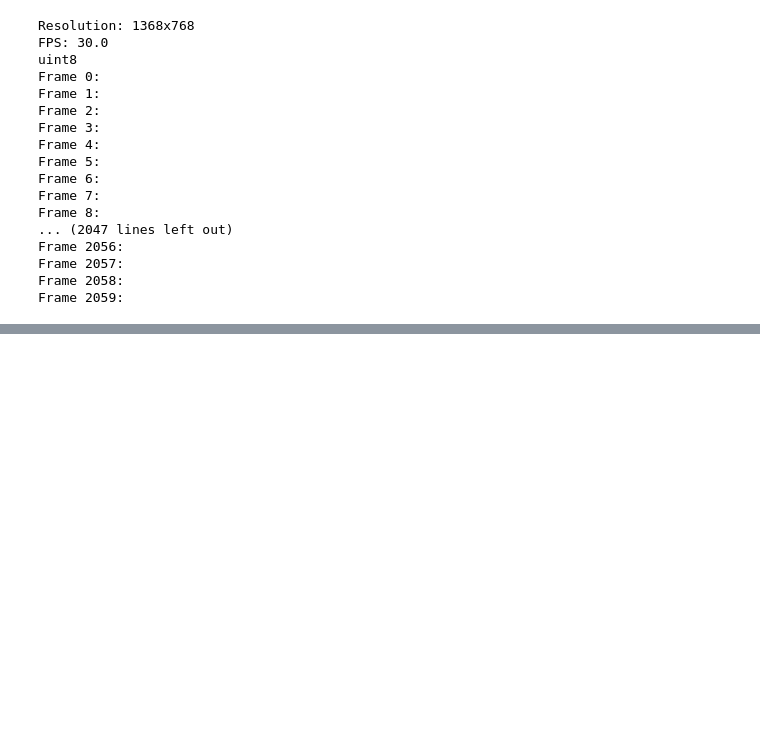
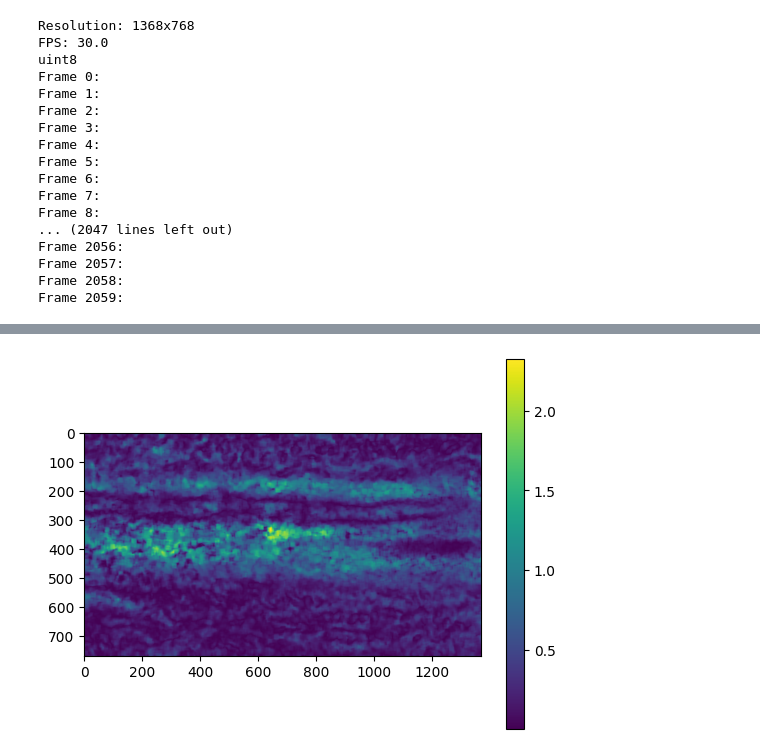
Before and after one commit to Montylim/hamtaro.jukebox.io, a Jupyter notebook: main.ipynb, the cells around one changed output, grey strips where cells are left out. Cells and saved outputs as stored; diff of their text form; code cells hidden in the pictures; blank space fills up the shorter version.

```diff
--- a/main.ipynb
+++ b/main.ipynb
@@ -255,0 +269,11 @@ Matplotlib is building the font cache; this may take a moment.
+# %%
+#speed of the current
+def get_magnitude(u, v):
+    return np.sqrt(np.pow(u, 2) + np.pow(v, 2))
+
+fig, ax = plt.subplots()
+plt.imshow(get_magnitude(u,v))
+plt.colorbar()
+plt.show()
+# %% [output]
+[figure, added]
```
Also changed, not shown: parts of 9 cells of this notebook, 1 other file.
